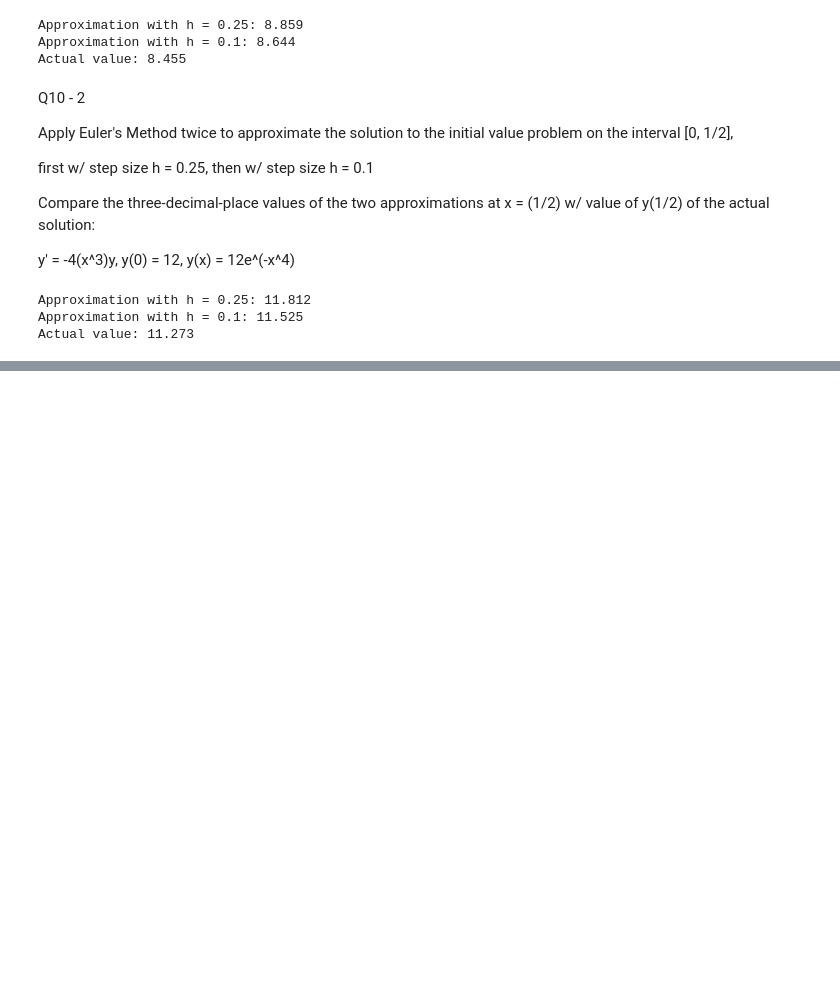
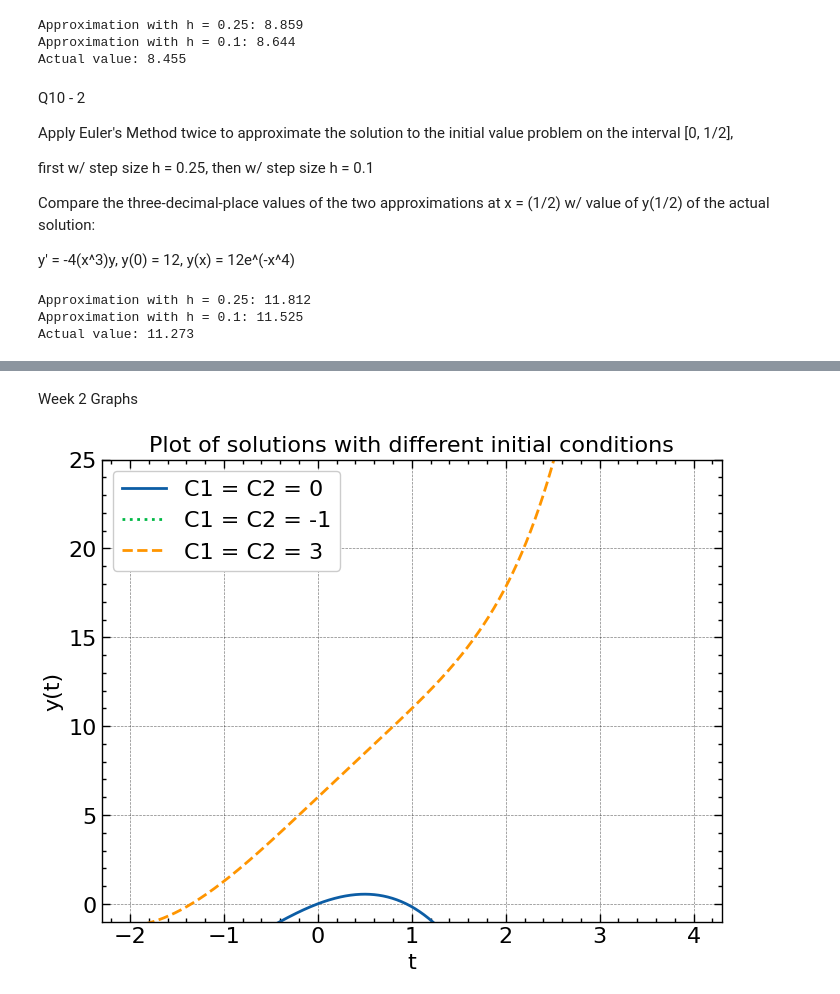
Before and after one commit to bks4522/Math_Work, a Jupyter notebook: Diff_Eq/Mod2.ipynb, the cells around one changed output, grey strips where cells are left out. Cells and saved outputs as stored; diff of their text form; code cells hidden in the pictures; blank space fills up the shorter version.

```diff
--- a/Diff_Eq/Mod2.ipynb
+++ b/Diff_Eq/Mod2.ipynb
@@ -774,0 +827,39 @@ Actual value: 11.273
+# %% [markdown]
+Week 2 Graphs
+# %%
+# Define variables
+t, C1, C2 = smp.symbols('t C1 C2')
+
+# Define y as function of t, C1 and C2
+y = smp.Function('y')(t)
+
+# Define differential equation
+eqn = smp.diff(y, t, t) - smp.diff(y, t) - 2*t**2 + t + 5
+
+# Solve differential equation
+sol = smp.dsolve(eqn)
+
+# Convert sol to a function for plot
+y_sol = smp.lambdify((t, C1, C2), sol.rhs, 'numpy')
+
+# Define range of t
+t_vals = np.linspace(-2, 4, 1000)
+
+# Plot solutions with different initial conditions
+plt.plot(t_vals, y_sol(t_vals, 0, 0), linewidth=2)
+plt.plot(t_vals, y_sol(t_vals, -1, -1), ':', linewidth=2)
+plt.plot(t_vals, y_sol(t_vals, 3, 3), '--', linewidth=2)
+
+plt.grid(True)
+
+# Labels/title/legend
+plt.xlabel('t')
+plt.ylabel('y(t)')
+plt.title('Plot of solutions with different initial conditions')
+plt.legend(['C1 = C2 = 0', 'C1 = C2 = -1', 'C1 = C2 = 3'], loc='best')
+
+plt.ylim([-1, 25])
+
+plt.show()
+# %% [output]
+[figure, added]
```
Also changed, not shown: parts of 5 cells of this notebook, 15 other files.
